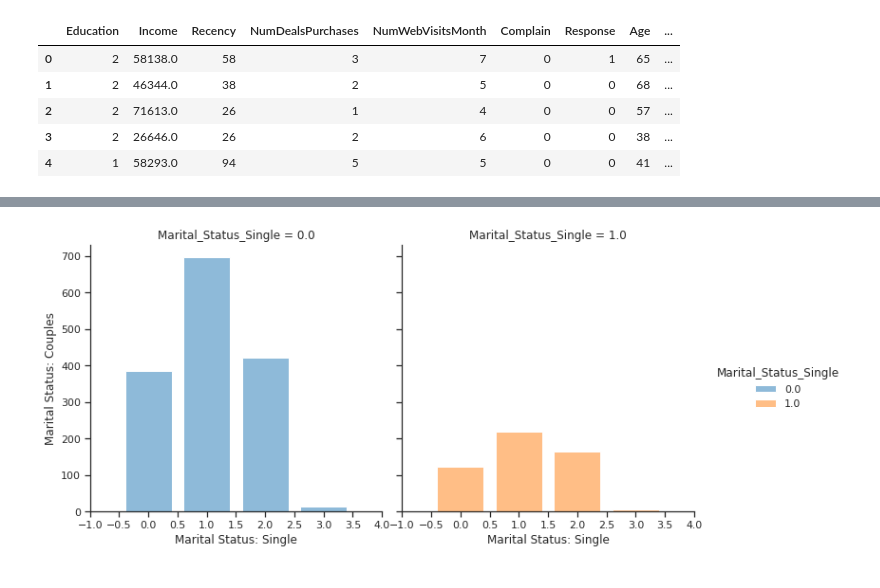
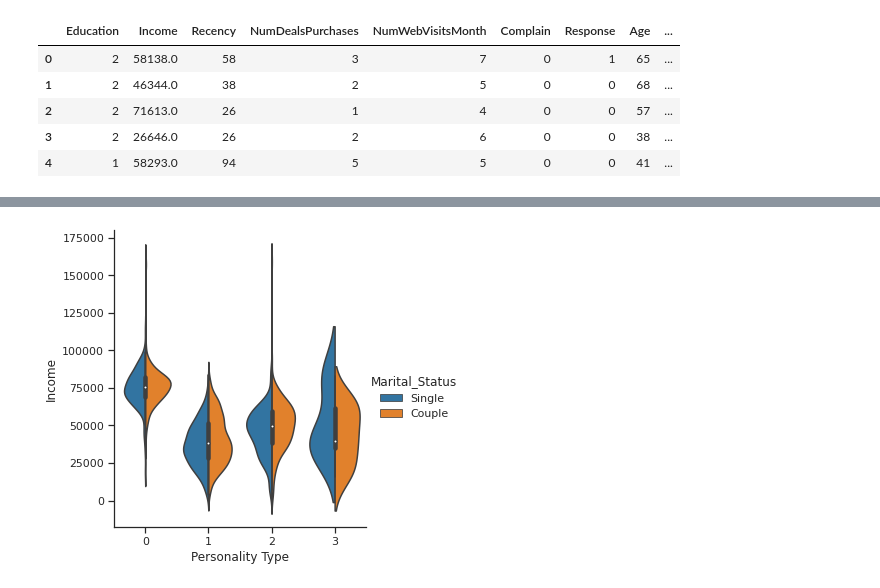
Before and after one commit to fgith/data-science, a Jupyter notebook: logistic-regression/logistic_regression_customerpersonality.ipynb, the cells around one changed output, grey strips where cells are left out. Drawn from its saved outputs; the diff is of its cells as text; code cells hidden in the pictures.

```diff
--- a/logistic-regression/logistic_regression_customerpersonality.ipynb
+++ b/logistic-regression/logistic_regression_customerpersonality.ipynb
@@ -391,22 +391,26 @@ sns.despine()
-# %%
-# Income
-# plt.figure(figsize=(14,5))
-# fig, ax = plt.subplots(ncols=2,nrows=1, figsize=(5 * 2,6), sharex = True, sharey = True)
-# sns.violinplot("Cluster", "Marital_Status_Single", data=df_orig,
-#                palette=["lightblue", "lightpink"], ax=ax[0]);
-# sns.violinplot("Cluster", "Marital_Status_Couple", data=df_orig,
-#                palette=["lightblue", "lightpink"], ax=ax[1]);
-# sns.despine()
-
-# Single = df_orig.groupby("Marital_Status_Single").sum()
-# sns.relplot(data=Single, x="Cluster", y="Customer_Since", kind="line")
-# Single.head()
-
-g = sns.displot(data=df_orig, x="Cluster", hue="Marital_Status_Single", col="Marital_Status_Single",bins=[0,1,2,3],discrete=True,
-                shrink=0.8)
-g.set_axis_labels("Marital Status: Single", "Marital Status: Couples")
-g.set_xlabels(clear_inner = True)
-g.set_xticklabels(step=1)
-sns.despine()
-# %% [output]
-[figure, removed]
+# %%
+# Single = df_orig.copy()
+
+# Single['count'] = df_orig.groupby('Cluster')['Cluster'].transform('count')
+# Single['Single'] = df_orig.groupby('Cluster')['Marital_Status_Single'].transform('sum')
+# Single['Couple'] = df_orig.groupby('Cluster')['Marital_Status_Couple'].transform('sum')
+# Single.head()
+
+# some = Single[["Cluster","count","Single","Couple"]].drop_duplicates().sort_values('Cluster').reset_index(drop=True)
+
+# some.head(1)
+
+
+df_orig['Marital_Status'] = np.where(df_orig['Marital_Status_Single']==1,'Single','Couple')
+df_orig.head()
+
+# plt.figure(figsize=(14,10))
+# fig, ax = plt.subplots(ncols=1,nrows=1, figsize=(10,10))
+
+g = sns.catplot(x="Cluster", y="Income", hue="Marital_Status",
+            kind="violin", split=True, data=df_orig)
+g.set_xlabels("Personality Type")
+g.set_titles("Income Distribution by Personality Type and Marital Status")
+sns.despine()
+# %% [output]
+[figure, added]
```
Also changed, not shown: parts of 5 cells of this notebook.
